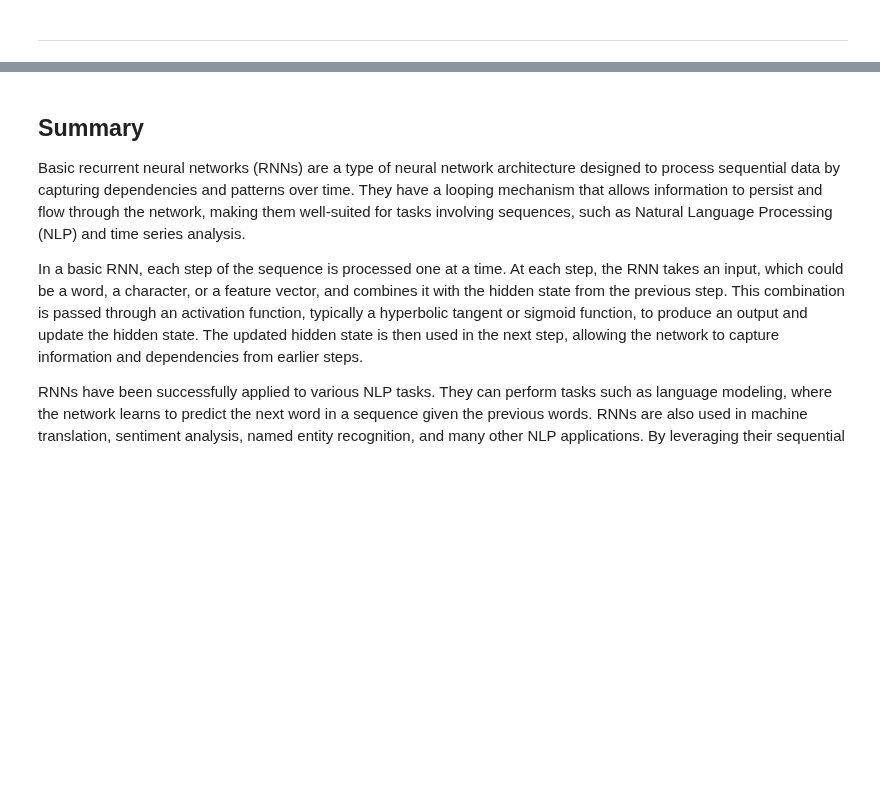
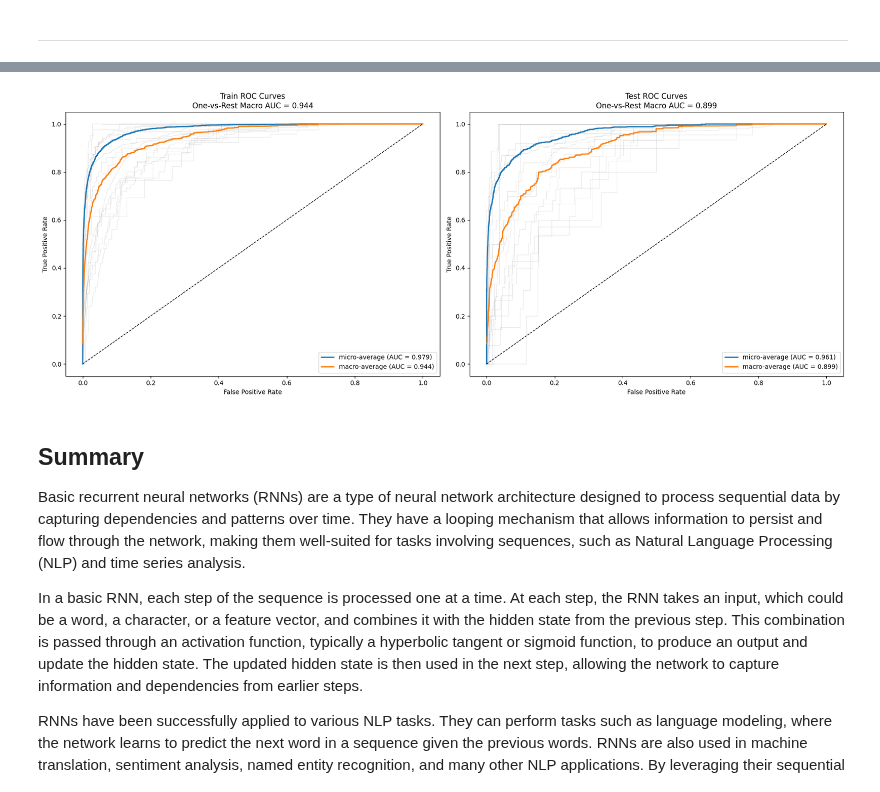
Before and after one commit to BostonAnalytics/AD698-generative-ai-for-BA, a Jupyter notebook: help-code/3-neural-nlp/Section 1.2 - Vanilla RNN Implementation.ipynb, the cells around one changed output, grey strips where cells are left out. Saved outputs shown, nothing was run; the diff lists cells and outputs as text; code cells hidden in the pictures; blank space fills up the shorter version.

```diff
--- a/help-code/3-neural-nlp/Section 1.2 - Vanilla RNN Implementation.ipynb
+++ b/help-code/3-neural-nlp/Section 1.2 - Vanilla RNN Implementation.ipynb
@@ -385,3 +498,83 @@ print(nationalities_mapping[prediction])
+# %%
+from sklearn.preprocessing import label_binarize
+
+classes = np.arange(len(nationalities_mapping))
+
+def predict_proba(model, name_tensor):
+    with torch.no_grad():
+        hidden = model.init_hidden(1).to(device)
+        for i in range(name_tensor.size(0)):
+            output, hidden = model(name_tensor[i], hidden)
+    return torch.exp(output).cpu().numpy().ravel()  # convert log-probabilities to probabilities
+
+
+def get_y_true_and_scores(model, df_split):
+    model.eval()
+    y_true = df_split["nationality"].values
+    y_score = []
+
+    with tqdm(total=len(df_split)) as pbar:
+        for _, row in df_split.iterrows():
+            name_tensor = name_to_tensor(row["name"]).to(device)
+            y_score.append(predict_proba(model, name_tensor))
+            pbar.update(1)
+
+    model.train()
+    y_score = np.vstack(y_score)
+    y_true_bin = label_binarize(y_true, classes=classes)
+    return y_true, y_true_bin, y_score
+
+
+def plot_multiclass_roc(ax, y_true, y_true_bin, y_score, title):
+    n_classes = y_true_bin.shape[1]
+    fpr, tpr, roc_auc = {}, {}, {}
+
+    for i in range(n_classes):
+        fpr[i], tpr[i], _ = metrics.roc_curve(y_true_bin[:, i], y_score[:, i])
+        roc_auc[i] = metrics.auc(fpr[i], tpr[i])
+
+    # Micro-average ROC
+    fpr["micro"], tpr["micro"], _ = metrics.roc_curve(y_true_bin.ravel(), y_score.ravel())
+    roc_auc["micro"] = metrics.auc(fpr["micro"], tpr["micro"])
+
+    # Macro-average ROC
+    all_fpr = np.unique(np.concatenate([fpr[i] for i in range(n_classes)]))
+    mean_tpr = np.zeros_like(all_fpr)
+    for i in range(n_classes):
+        mean_tpr += np.interp(all_fpr, fpr[i], tpr[i])
+    mean_tpr /= n_classes
+    fpr["macro"], tpr["macro"] = all_fpr, mean_tpr
+    roc_auc["macro"] = metrics.auc(fpr["macro"], tpr["macro"])
+
+    # Optional: per-class curves (light)
+    for i in range(n_classes):
+        ax.plot(fpr[i], tpr[i], color="gray", lw=0.7, alpha=0.2)
+
+    ax.plot(fpr["micro"], tpr["micro"], lw=2, label=f"micro-average (AUC = {roc_auc['micro']:.3f})")
+    ax.plot(fpr["macro"], tpr["macro"], lw=2, label=f"macro-average (AUC = {roc_auc['macro']:.3f})")
+    ax.plot([0, 1], [0, 1], "k--", lw=1)
+
+    macro_ovr_auc = metrics.roc_auc_score(y_true, y_score, multi_class="ovr", average="macro")
+    ax.set_title(f"{title}\nOne-vs-Rest Macro AUC = {macro_ovr_auc:.3f}")
+    ax.set_xlabel("False Positive Rate")
+    ax.set_ylabel("True Positive Rate")
+    ax.legend(loc="lower right")
+
+
+# Collect scores
+y_true_train_arr, y_true_train_bin, y_score_train = get_y_true_and_scores(model, df_train)
+y_true_test_arr, y_true_test_bin, y_score_test = get_y_true_and_scores(model, df_test)
+
+# 1 row, 2 columns
+fig, axes = plt.subplots(1, 2, figsize=(18, 7))
+
+plot_multiclass_roc(axes[0], y_true_train_arr, y_true_train_bin, y_score_train, "Train ROC Curves")
+plot_multiclass_roc(axes[1], y_true_test_arr, y_true_test_bin, y_score_test, "Test ROC Curves")
+
+plt.tight_layout()
+plt.show()
+# %% [output]
+[figure, added]
 # %% [markdown]
 ## Summary
 
```
Also changed, not shown: parts of 15 cells of this notebook, 27 other files.
